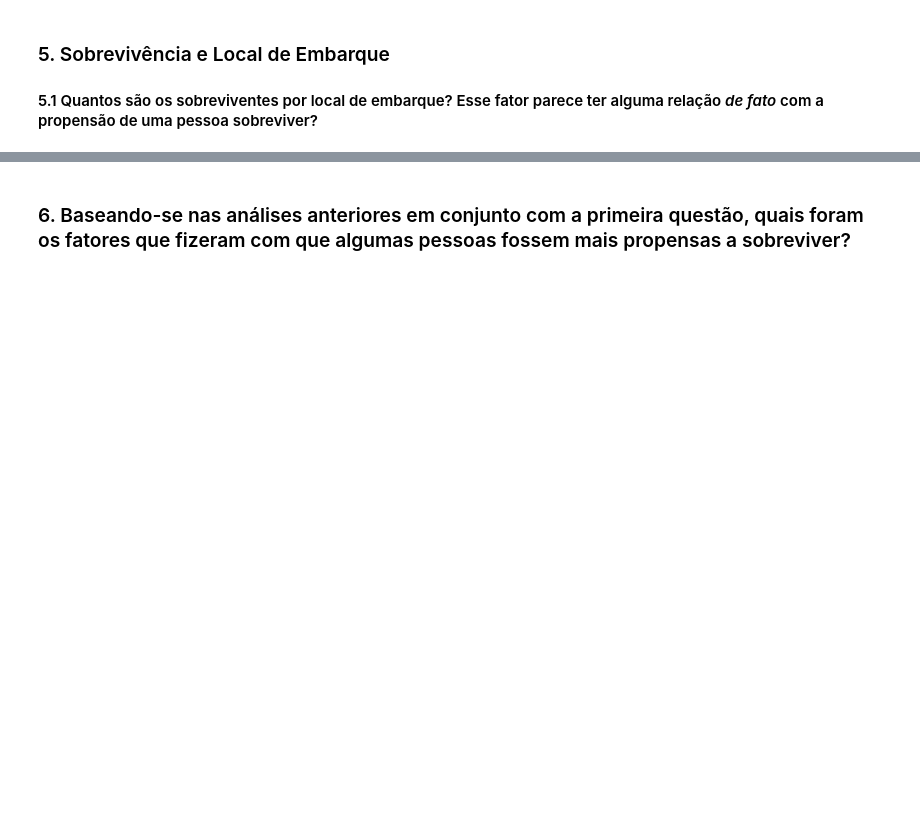
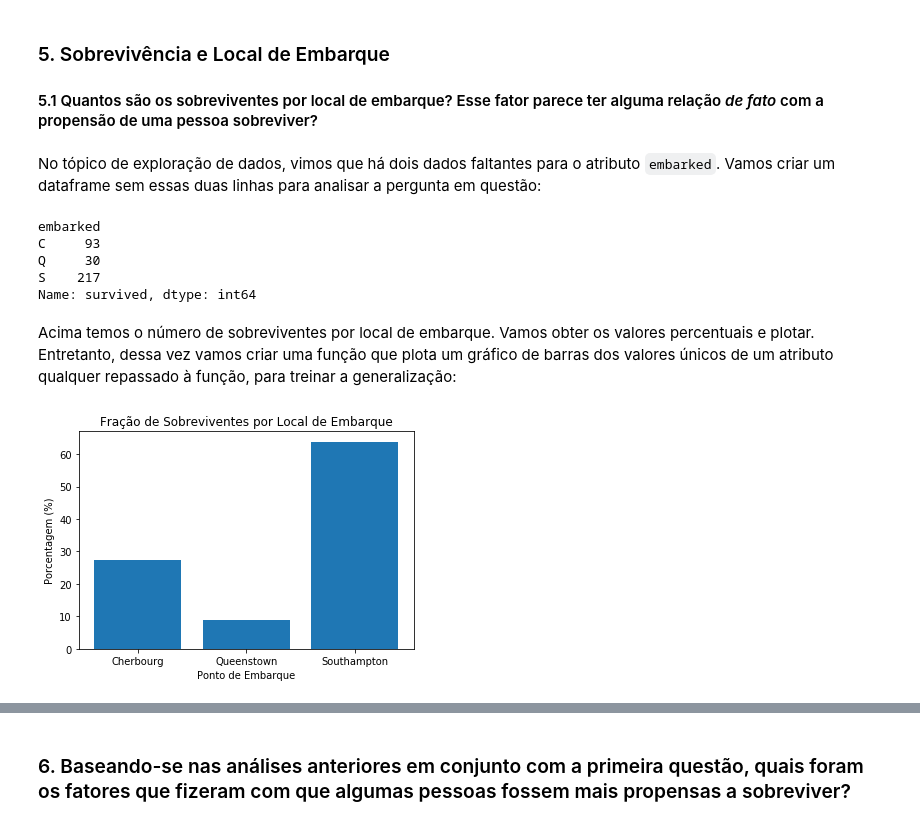
Before and after one commit to lgabs/udacity-titanic, a Jupyter notebook: titanic_data_analysis.ipynb, the cells around one changed output, grey strips where cells are left out. Saved outputs shown, nothing was run; the diff lists cells and outputs as text; code cells hidden in the pictures; blank space fills up the shorter version.

```diff
--- a/titanic_data_analysis.ipynb
+++ b/titanic_data_analysis.ipynb
@@ -533,3 +538,54 @@ O gráfico nos mostra que, entre os sobreviventes, quanto maior o número de par
 # %% [markdown]
 ### 5. Sobrevivência e Local de Embarque
    #### 5.1 Quantos são os sobreviventes por local de embarque? Esse fator parece ter alguma relação _de fato_ com a propensão de uma pessoa sobreviver?
+# %% [markdown]
+No tópico de exploração de dados, vimos que há dois dados faltantes para o atributo `embarked`. Vamos criar um dataframe sem essas duas linhas para analisar a pergunta em questão:
+# %%
+df_titanic_with_embarked = df_titanic_surv[pd.notnull(df_titanic_surv['embarked'])]
+# %%
+df_surv_by_embarkment = df_titanic_with_embarked.groupby('embarked').agg('count')['survived']
+df_surv_by_embarkment
+# %% [output]
+embarked
+C     93
+Q     30
+S    217
+Name: survived, dtype: int64
+# %% [markdown]
+Acima temos o número de sobreviventes por local de embarque. Vamos obter os valores percentuais e plotar. Entretanto, dessa vez vamos criar uma função que plota um gráfico de barras dos valores únicos de um atributo qualquer repassado à função, para treinar a generalização:
+# %%
+def plot_label_uniquevalues_perc(dataframe, xcolumn, ycolumn, x_types, xlabel, title):
+    '''
+    Função que plota um gráfico de barras com as porcentagens de valores para um dado atributo em relação a categoria de valores únicos de outro atributo
+    Argumentos:
+        dataframe: DataFrame com o conjunto de dados
+        xcolumn: string com a label da variável para a qual se deseja definir as categorias de valores únicos
+        ycolumn: string com a label da coluna da variável de interesse, para a qual se deseja obter as frações de valores em relação às categorias
+        x_types: lista com as labels de cada categoria definida pela xcolumn
+        xlabel: string com a legenda do eixo x do gráfico
+        title: string com o título do gráfico
+    Retorna:
+        Plota um gráfico com plt.bar() das frações de valores para cada categoria definida
+    '''
+
+    df_with_nonnull = dataframe[pd.notnull(dataframe[xcolumn])]
+    df_by_label_category = dataframe.groupby(xcolumn).agg('count')[ycolumn]
+    total = df_by_label_category.sum()
+    df_by_label_category = 100.*np.true_divide(df_by_label_category, total)
+
+    n = df_by_label_category.shape[0]
+    if x_types == []:
+        x_types = list(df_surv_by_embarkment.index)
+    x_positions = list(range(len(x_types)))
+    plt.bar(x_positions, list(df_surv_by_embarkment))
+    plt.xlabel(xlabel)
+    plt.ylabel('Porcentagem (%)')
+    plt.xticks(x_positions, x_types)
+    plt.title(title);
+# %%
+x_types = ['Cherbourg', 'Queenstown', 'Southampton']
+xlabel = 'Ponto de Embarque'
+title = 'Fração de Sobreviventes por Local de Embarque'
+plot_label_uniquevalues_perc(df_titanic_surv, 'embarked', 'survived', x_types, xlabel, title)
+# %% [output]
+[figure, added]
```
Also changed, not shown: parts of 8 cells of this notebook.
